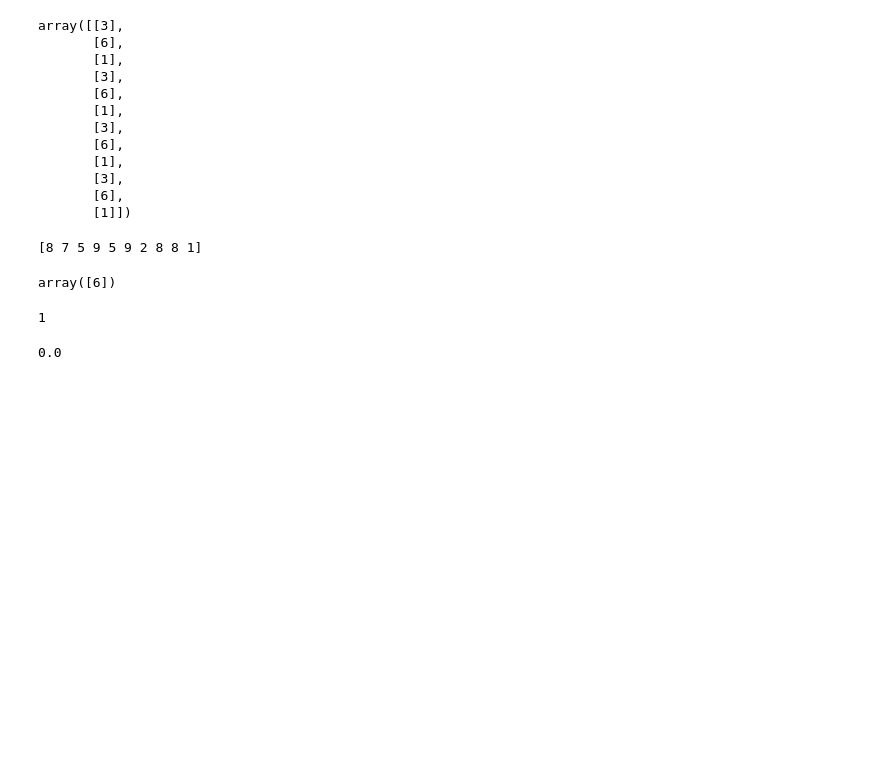
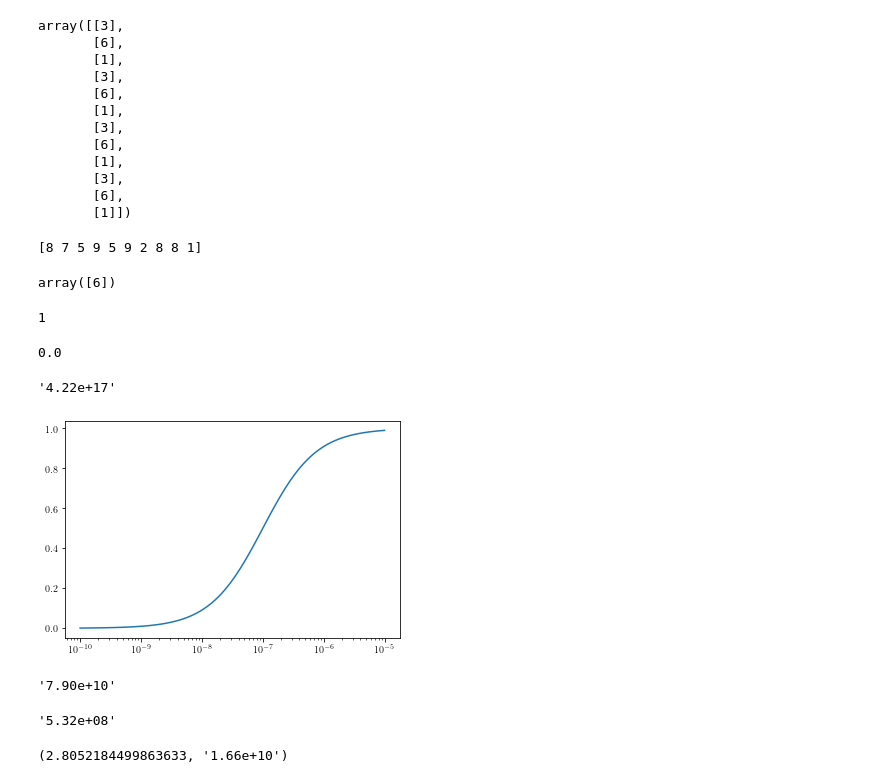
Before and after one commit to rmorantovar/Immune_System, a Jupyter notebook: Jupyter_Notebooks/7_Recognition.ipynb, the cells around one changed output. Saved outputs shown, nothing was run; the diff lists cells and outputs as text; code cells hidden in the pictures; blank space fills up the shorter version.

```diff
--- a/Jupyter_Notebooks/7_Recognition.ipynb
+++ b/Jupyter_Notebooks/7_Recognition.ipynb
@@ -518,3 +518,27 @@ tb = 7
 np.heaviside(t-tb, 1)
 # %% [output]
 0.0
+# %%
+concentration = np.logspace(-10, -5, 100)
+k_d = 1e-7
+p_b = 1/(1+k_d/concentration)
+plt.plot(concentration, p_b)
+plt.xscale('log')
+'%.2e'%(k_d*7*N_A)
+# %% [output]
+'4.22e+17'
+[figure, added]
+# %%
+'%.2e'%(np.exp(8*4)/1e3)
+# %% [output]
+'7.90e+10'
+# %%
+'%.2e'%(np.exp(6*4.5)/1e3)
+# %% [output]
+'5.32e+08'
+# %%
+lambda_A = 8
+t_prime = 1/lambda_A*np.log((lambda_A*N_A)/(k_on*N_c))
+t_prime, '%.2e'%(np.exp(lambda_A*(t_prime+1))/1e3)
+# %% [output]
+(2.8052184499863633, '1.66e+10')
```
Also changed, not shown: 30 other files.
